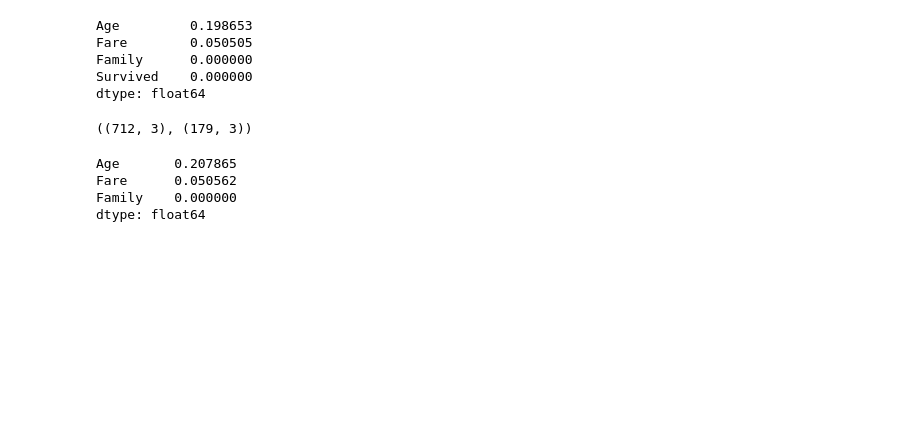
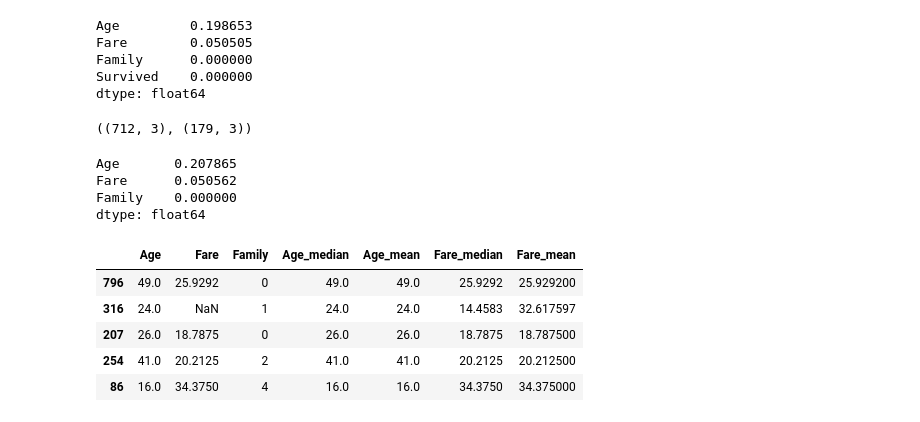
Before and after one commit to najnin26/Machine-Learning, a Jupyter notebook: Basic/handling-missing-numerical-data.ipynb, the cells around one changed output. Cells and saved outputs as stored; diff of their text form; code cells hidden in the pictures; blank space fills up the shorter version.

```diff
--- a/Basic/handling-missing-numerical-data.ipynb
+++ b/Basic/handling-missing-numerical-data.ipynb
@@ -57,0 +70,9 @@ dtype: float64
+# %%
+X_train.sample(5)
+# %% [output]
+|  | Age | Fare | Family | Age_median | Age_mean | Fare_median | Fare_mean |
+| 796 | 49.0 | 25.9292 | 0 | 49.0 | 49.0 | 25.9292 | 25.929200 |
+| 316 | 24.0 | NaN | 1 | 24.0 | 24.0 | 14.4583 | 32.617597 |
+| 207 | 26.0 | 18.7875 | 0 | 26.0 | 26.0 | 18.7875 | 18.787500 |
+| 254 | 41.0 | 20.2125 | 2 | 41.0 | 41.0 | 20.2125 | 20.212500 |
+| 86 | 16.0 | 34.3750 | 4 | 16.0 | 16.0 | 34.3750 | 34.375000 |
```
Also changed, not shown: parts of 5 cells of this notebook.
